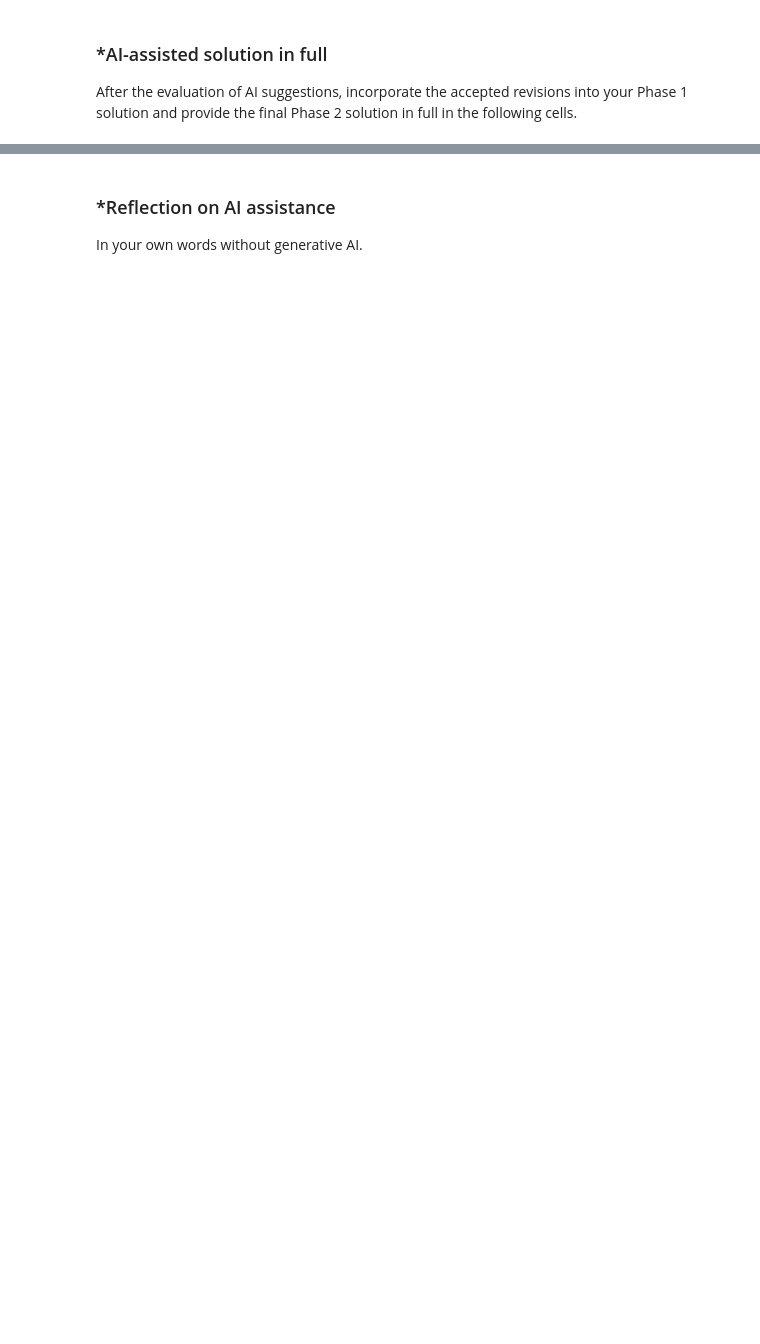
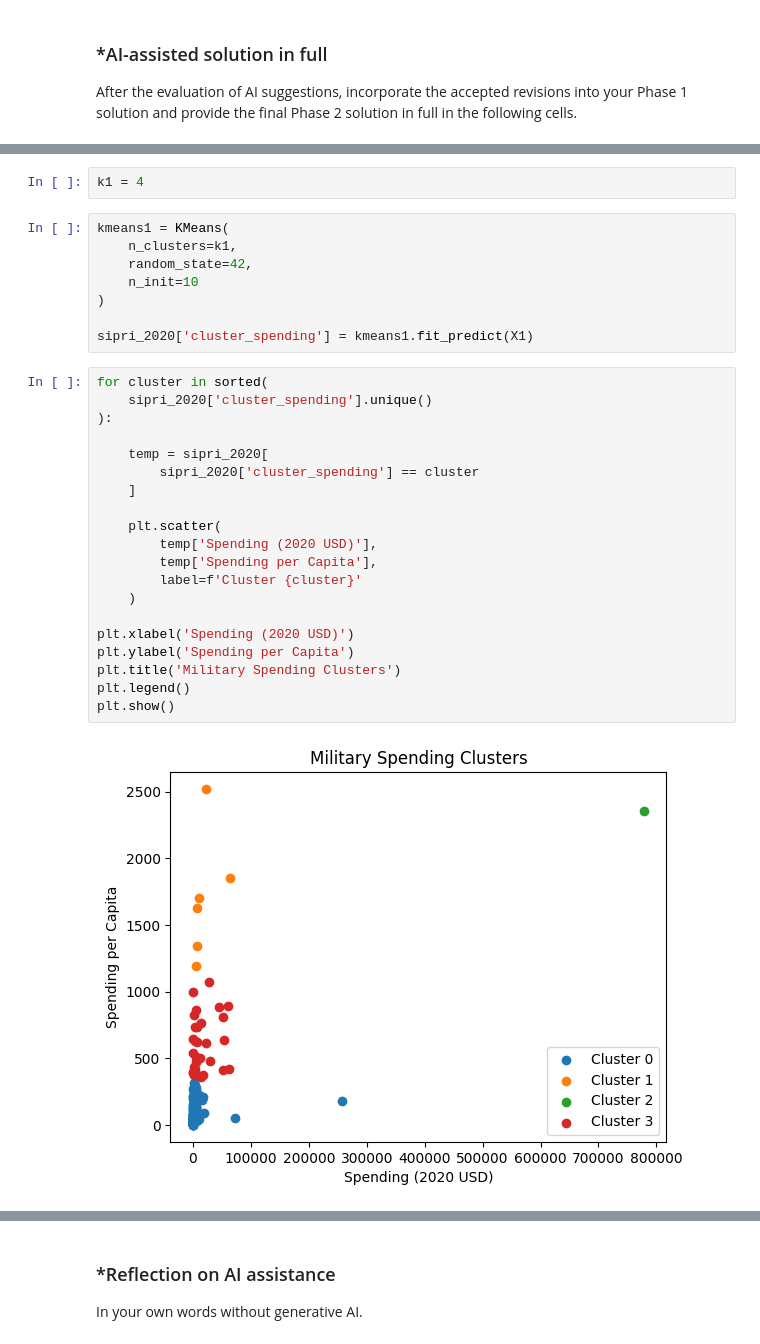
Before and after one commit to mayayonathan/A04-clustering, a Jupyter notebook: notebook.ipynb, the cells around one changed output, grey strips where cells are left out. Cells and saved outputs as stored; diff of their text form; blank space fills up the shorter version.

```diff
--- a/notebook.ipynb
+++ b/notebook.ipynb
@@ -599,0 +842,32 @@ After the evaluation of AI suggestions, incorporate the accepted revisions into
+# %%
+k1 = 4
+# %%
+kmeans1 = KMeans(
+    n_clusters=k1,
+    random_state=42,
+    n_init=10
+)
+
+sipri_2020['cluster_spending'] = kmeans1.fit_predict(X1)
+# %%
+for cluster in sorted(
+    sipri_2020['cluster_spending'].unique()
+):
+
+    temp = sipri_2020[
+        sipri_2020['cluster_spending'] == cluster
+    ]
+
+    plt.scatter(
+        temp['Spending (2020 USD)'],
+        temp['Spending per Capita'],
+        label=f'Cluster {cluster}'
+    )
+
+plt.xlabel('Spending (2020 USD)')
+plt.ylabel('Spending per Capita')
+plt.title('Military Spending Clusters')
+plt.legend()
+plt.show()
+# %% [output]
+[figure, added]
```
Also changed, not shown: parts of 40 cells of this notebook.
